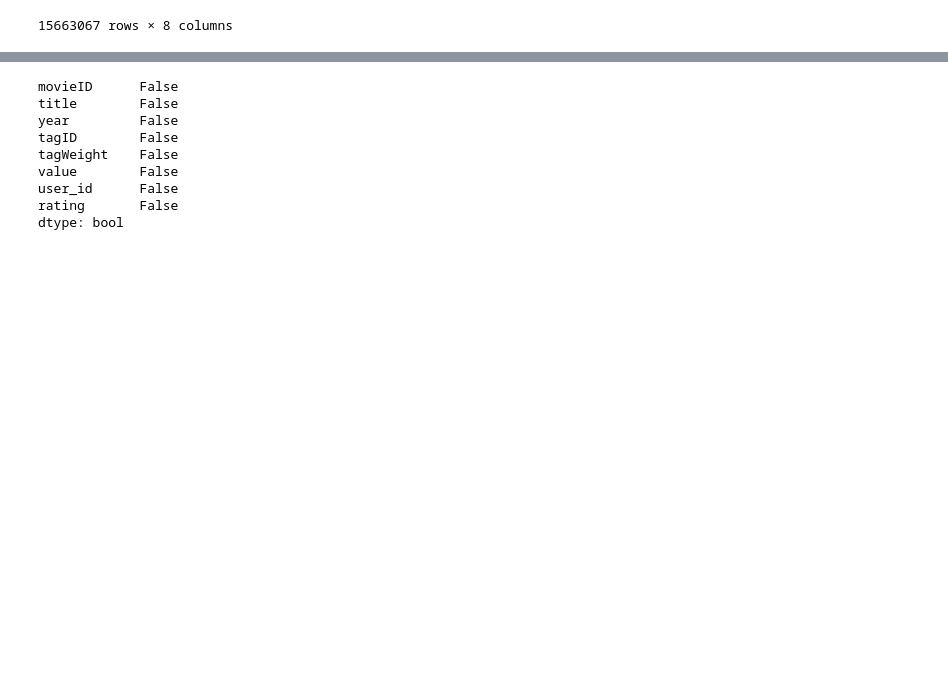
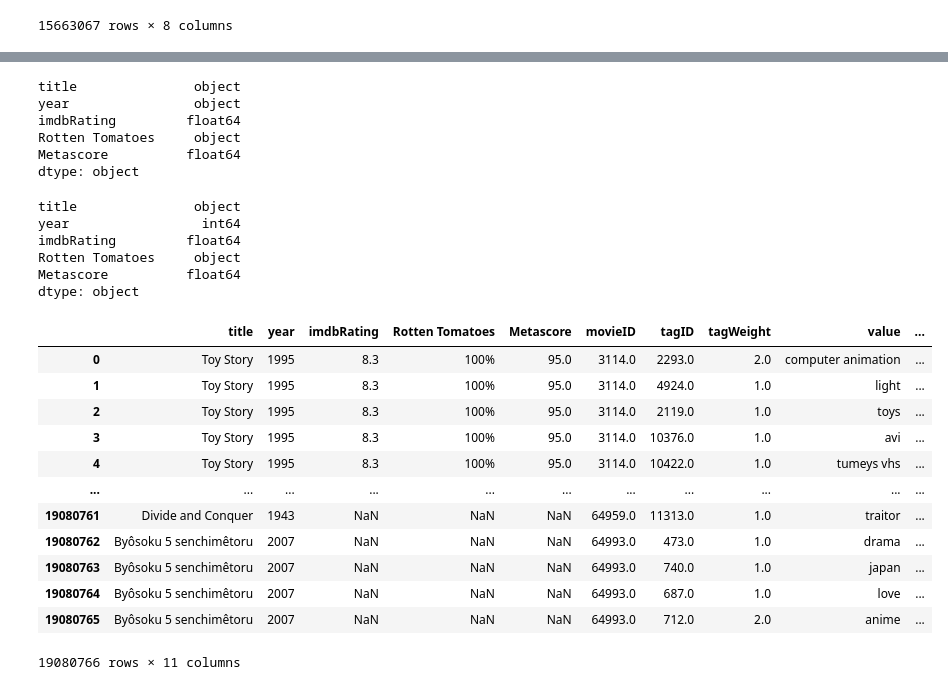
Before and after one commit to yuayixio/MovieRatingPredictor, a Jupyter notebook: notebooks/BDA_Christin_V1.ipynb, the cells around one changed output, grey strips where cells are left out. Saved outputs shown, nothing was run; the diff lists cells and outputs as text; code cells hidden in the pictures; blank space fills up the shorter version.

```diff
--- a/notebooks/BDA_Christin_V1.ipynb
+++ b/notebooks/BDA_Christin_V1.ipynb
@@ -109 +115,3 @@ merged_movies
+# %%
+merged_movies['year'] = year
 # %%
@@ -121,13 +132,0 @@ dtype: bool
-# %%
-merged_movies_cleaned = merged_movies.dropna()
-merged_movies_cleaned.isnull().any()
-# %% [output]
-movieID      False
-title        False
-year         False
-tagID        False
-tagWeight    False
-value        False
-user_id      False
-rating       False
-dtype: bool
@@ -136,0 +133,45 @@ merged_movies_cleaned.to_csv('../data/preprocessed/MergedMoviesCleaned.csv')
+# %%
+omdb_total = pd.read_csv('../data/raw/omdb_total.csv', sep=',')
+omdb = omdb_total[['Title','Year','imdbRating','Rotten Tomatoes','Metascore']]
+
+omdb = omdb.rename(columns={'Title':'title', 'Year':'year'})
+
+omdb.dtypes
+# %% [output]
+title               object
+year                object
+imdbRating         float64
+Rotten Tomatoes     object
+Metascore          float64
+dtype: object
+# %%
+omdb = omdb.replace([np.inf, -np.inf], np.nan).dropna()
+omdb['year'] = pd.to_numeric(omdb['year'], errors='coerce')
+omdb['year'] = omdb['year'].astype('int64')
+# %%
+omdb.dtypes
+# %% [output]
+title               object
+year                 int64
+imdbRating         float64
+Rotten Tomatoes     object
+Metascore          float64
+dtype: object
+# %%
+full_data = pd.merge(omdb, merged_movies, how='outer', on=['title','year'])
+# %%
+full_data
+# %% [output]
+|  | title | year | imdbRating | Rotten Tomatoes | Metascore | movieID | tagID | tagWeight | value | ... |
+| 0 | Toy Story | 1995 | 8.3 | 100% | 95.0 | 3114.0 | 2293.0 | 2.0 | computer animation | ... |
+| 1 | Toy Story | 1995 | 8.3 | 100% | 95.0 | 3114.0 | 4924.0 | 1.0 | light | ... |
+| 2 | Toy Story | 1995 | 8.3 | 100% | 95.0 | 3114.0 | 2119.0 | 1.0 | toys | ... |
+| 3 | Toy Story | 1995 | 8.3 | 100% | 95.0 | 3114.0 | 10376.0 | 1.0 | avi | ... |
+| 4 | Toy Story | 1995 | 8.3 | 100% | 95.0 | 3114.0 | 10422.0 | 1.0 | tumeys vhs | ... |
+| ... | ... | ... | ... | ... | ... | ... | ... | ... | ... | ... |
+| 19080761 | Divide and Conquer | 1943 | NaN | NaN | NaN | 64959.0 | 11313.0 | 1.0 | traitor | ... |
+| 19080762 | Byôsoku 5 senchimêtoru | 2007 | NaN | NaN | NaN | 64993.0 | 473.0 | 1.0 | drama | ... |
+| 19080763 | Byôsoku 5 senchimêtoru | 2007 | NaN | NaN | NaN | 64993.0 | 740.0 | 1.0 | japan | ... |
+| 19080764 | Byôsoku 5 senchimêtoru | 2007 | NaN | NaN | NaN | 64993.0 | 687.0 | 1.0 | love | ... |
+| 19080765 | Byôsoku 5 senchimêtoru | 2007 | NaN | NaN | NaN | 64993.0 | 712.0 | 2.0 | anime | ... |
+19080766 rows × 11 columns
```
Also changed, not shown: parts of 18 cells of this notebook, 2 other files.
